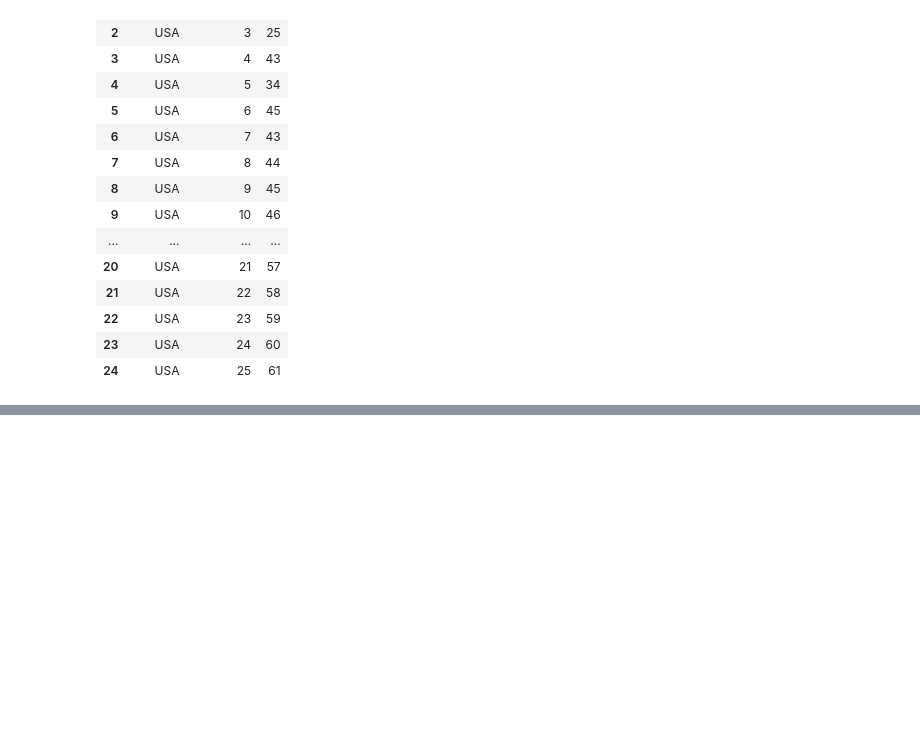
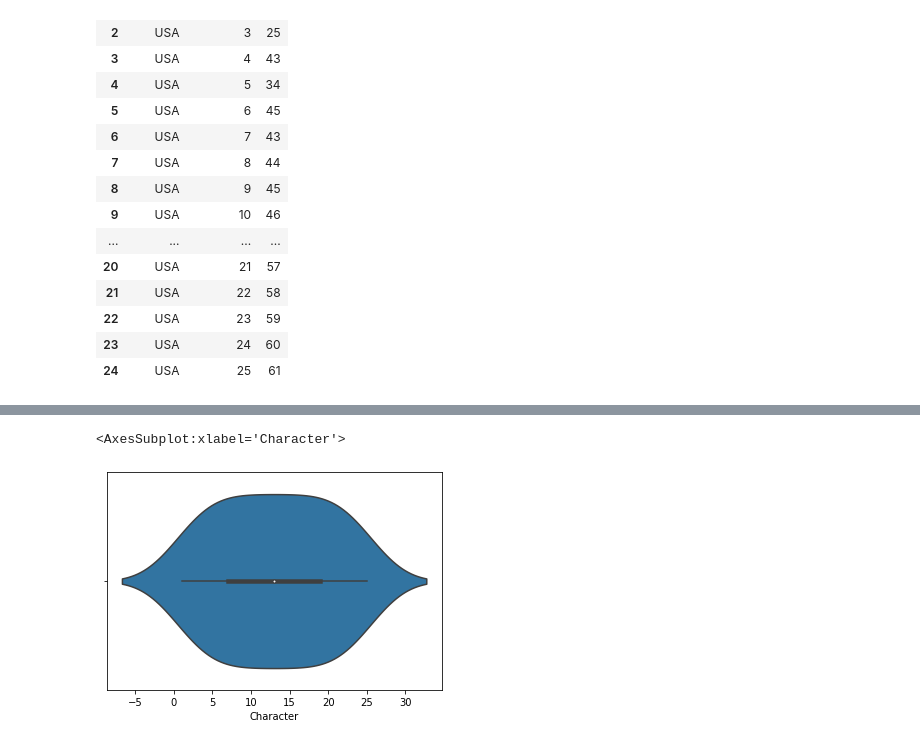
Before and after one commit to sajalshres/youtube-trends, a Jupyter notebook: notebook/boxplot.ipynb, the cells around one changed output, grey strips where cells are left out. Drawn from its saved outputs; the diff is of its cells as text; code cells hidden in the pictures; blank space fills up the shorter version.

```diff
--- a/notebook/boxplot.ipynb
+++ b/notebook/boxplot.ipynb
@@ -77,0 +42,5 @@ data
+# %%
+sns.violinplot(x=data.Character,inner="box")
+# %% [output]
+<AxesSubplot:xlabel='Character'>
+[figure, added]
```
Also changed, not shown: parts of 17 cells of this notebook, 3 other files.
